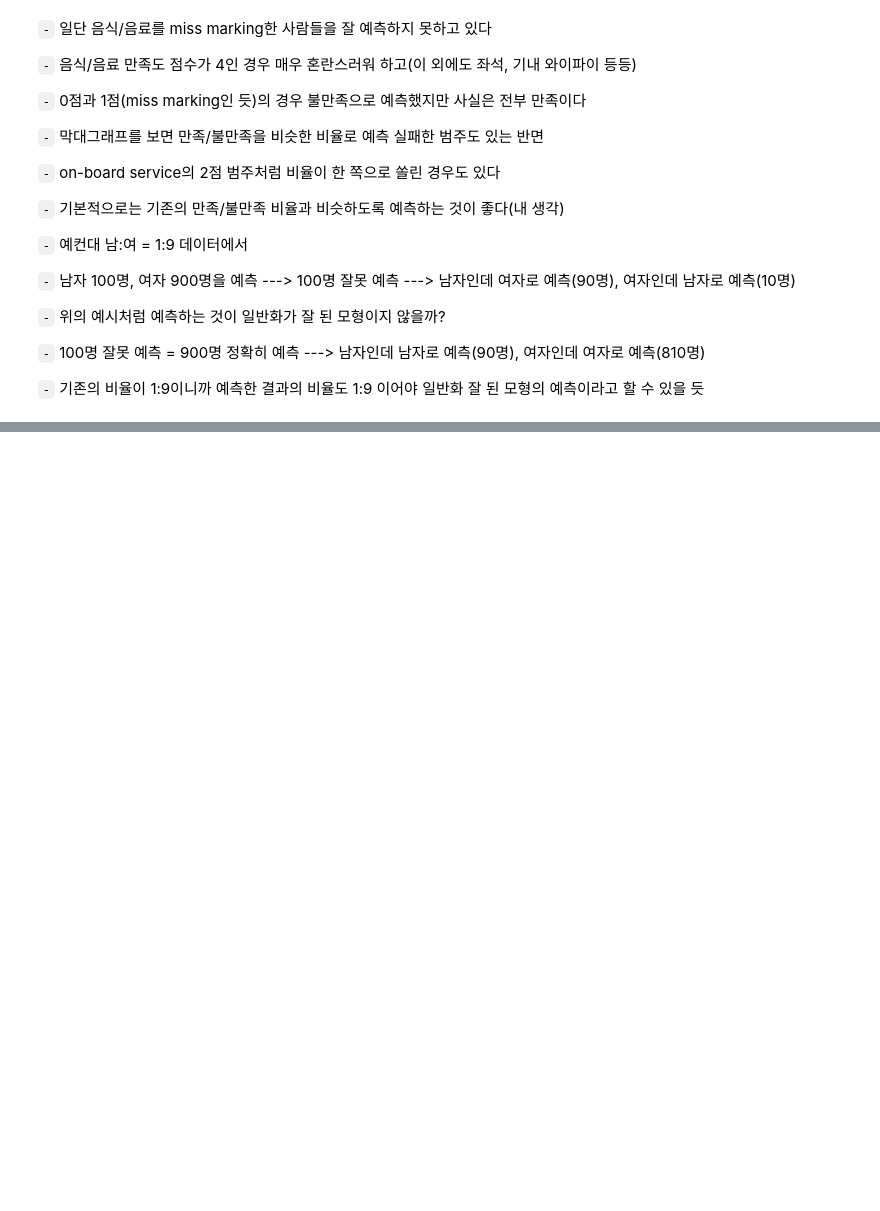
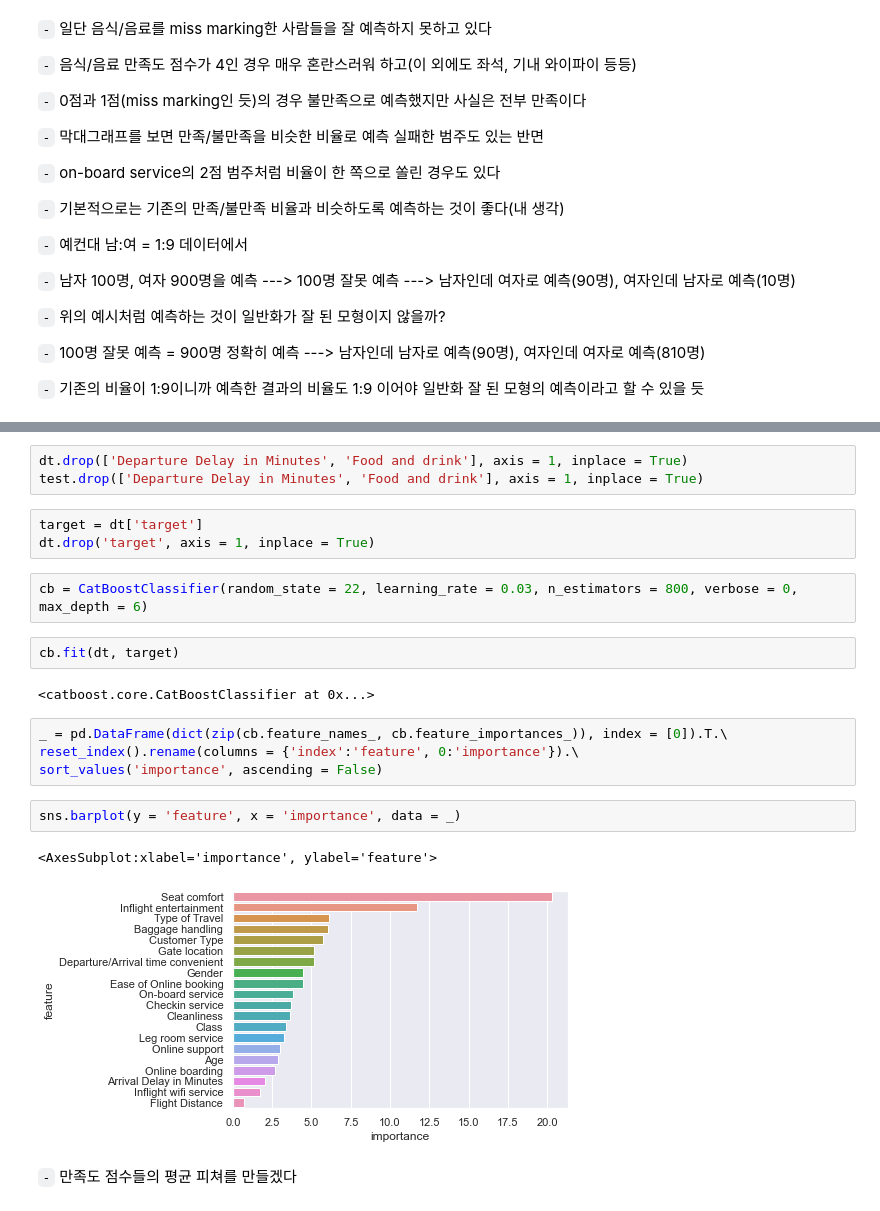
Before and after one commit to Jaesu26/Dacon-Basic, a Jupyter notebook: 항공사-고객만족도-예측/항공사-고객만족도-모델링/항공사-고객만족도-모델링.ipynb, the cells around one changed output, grey strips where cells are left out. Cells and saved outputs as stored; diff of their text form; blank space fills up the shorter version.

```diff
--- a/항공사-고객만족도-예측/항공사-고객만족도-모델링/항공사-고객만족도-모델링.ipynb
+++ b/항공사-고객만족도-예측/항공사-고객만족도-모델링/항공사-고객만족도-모델링.ipynb
@@ -607,0 +609,23 @@ plt.show()
+# %%
+dt.drop(['Departure Delay in Minutes', 'Food and drink'], axis = 1, inplace = True)
+test.drop(['Departure Delay in Minutes', 'Food and drink'], axis = 1, inplace = True)
+# %%
+target = dt['target']
+dt.drop('target', axis = 1, inplace = True)
+# %%
+cb = CatBoostClassifier(random_state = 22, learning_rate = 0.03, n_estimators = 800, verbose = 0, max_depth = 6)
+# %%
+cb.fit(dt, target)
+# %% [output]
+<catboost.core.CatBoostClassifier at 0x...>
+# %%
+_ = pd.DataFrame(dict(zip(cb.feature_names_, cb.feature_importances_)), index = [0]).T.\
+reset_index().rename(columns = {'index':'feature', 0:'importance'}).\
+sort_values('importance', ascending = False)
+# %%
+sns.barplot(y = 'feature', x = 'importance', data = _)
+# %% [output]
+<AxesSubplot:xlabel='importance', ylabel='feature'>
+[figure, added]
+# %% [markdown]
+`-` 만족도 점수들의 평균 피쳐를 만들겠다
```
Also changed, not shown: parts of 64 cells of this notebook.
